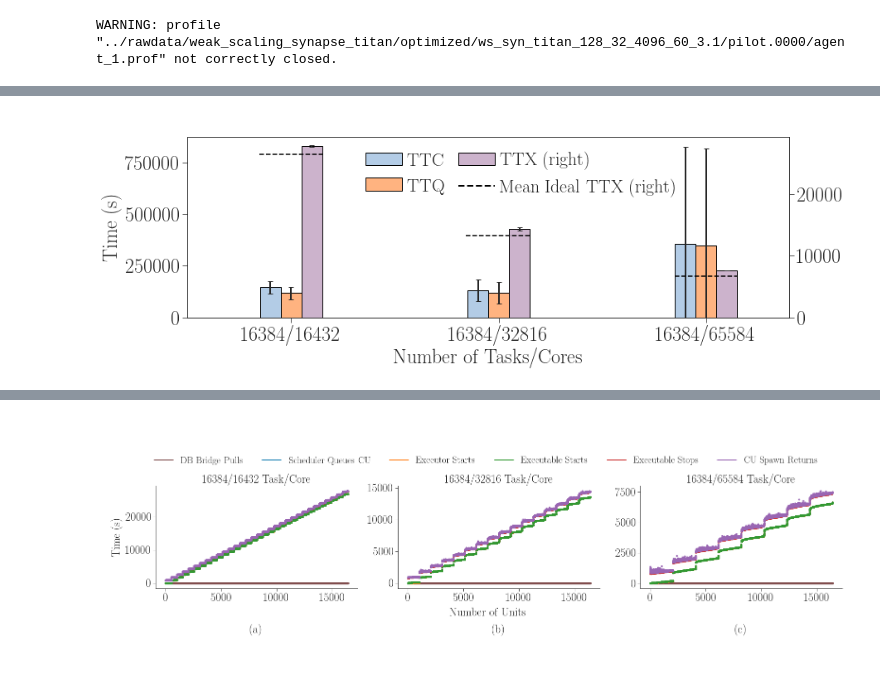
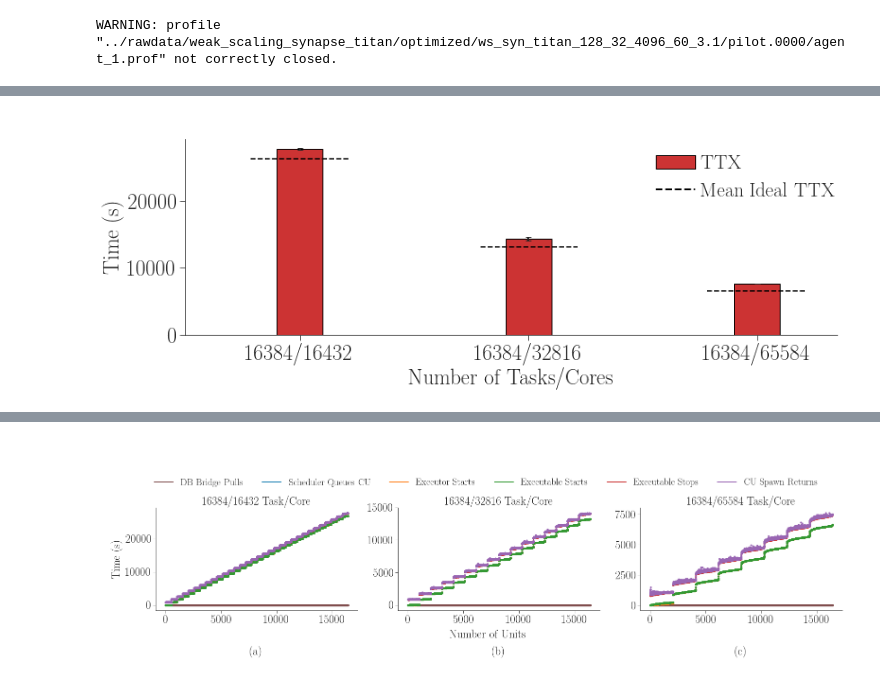
Before and after one commit to radical-experiments/rp.paper, a Jupyter notebook: analysis/rp_paper_plots.ipynb, the cells around one changed output, grey strips where cells are left out. Saved outputs shown, nothing was run; the diff lists cells and outputs as text; code cells hidden in the pictures.

```diff
--- a/analysis/rp_paper_plots.ipynb
+++ b/analysis/rp_paper_plots.ipynb
@@ -60,5 +60,5 @@ sws
 # %%
-ssc = ssc_sessions[ssc_sessions.experiment == 'exp1'][
+ssc = ssc_sessions[
     ['ncore','TTC','P_LRMS_QUEUING','U_AGENT_QUEUING','U_AGENT_SCHEDULING','U_AGENT_QUEUING_EXEC','U_AGENT_EXECUTING']
         ].groupby(['ncore']).aggregate(
                 {'TTC'                 : ['mean','std'],
@@ -128,11 +128,12 @@ sources = ['%s/ws_syn_titan_32_32_1024_60_1.0'           % ws_path,
            '%s/ws_syn_titan_2048_32_65536_60_7.0'        % ws_path,
            '%s/ws_syn_titan_2048_32_65536_60_7.1'        % ws_path,
            '%s/ws_syn_titan_4096_32_131072_60_8.0'       % ws_path,
+           '%s/rp.session.titan-ext2.itoman.017467.0000' % ss_path,
            '%s/rp.session.titan-ext1.itoman.017473.0000' % ss_path,
            '%s/rp.session.titan-ext1.itoman.017491.0004' % ss_path,
            '%s/rp.session.titan-ext1.itoman.017492.0001' % ss_path,
-           '%s/rp.session.titan-ext2.itoman.017467.0000' % ss_path]
-
+           '%s/rp.session.titan-ext1.itoman.017501.0001' % ss_path,
+           '%s/rp.session.titan-ext1.itoman.017503.0000' % ss_path]
 
 for dname in UNIT_DURATIONS:
     data[dname]  = list()
@@ -278,56 +235,71 @@ plt.show()
 # %%
-fig = plt.figure(figsize=(13,4))
-ax = fig.add_subplot(111)
+# fig = plt.figure(figsize=(13,4))
+# ax = fig.add_subplot(111)
+fig, ax = fig_setup(figsize=(13,4))
 
 # Plot means and std bars
-ssc['TTC'].reset_index().plot.bar(
+# ssc['TTC'].reset_index().plot.bar(
+#     x='ncore', y='mean', yerr='std',
+#     position=1.5, width=0.1, color=tableau20[1], ax=ax, rot=0,
+#     legend=False)
+
+# ssc['TTQ'].reset_index().plot.bar(
+#     x='ncore', y='mean', yerr='std',
+#     position=0.5, width=0.1, color=tableau20[3], ax=ax, rot=0,
+#     legend=False)
+
+# ax1 = ssc['TTX'].reset_index().plot.bar(
+ax = ssc['TTX'].reset_index().plot.bar(
     x='ncore', y='mean', yerr='std',
-    position=1.5, width=0.1, color=tableau20[1], ax=ax, rot=0,
+    # position=-0.5,
+    width=0.2, color=tableau20[6], ax=ax, rot=0,
+    # secondary_y=True,
     legend=False)
 
-ssc['TTQ'].reset_index().plot.bar(
-    x='ncore', y='mean', yerr='std',
-    position=0.5, width=0.1, color=tableau20[3], ax=ax, rot=0,
-    legend=False)
+# Add ideal Tx to each group of bars.
+# ax1.axhline(y=np.mean(data['exec-app'])*(
+ax.axhline(y=np.mean(data['exec-app'])*(
+                ssc_sessions.nunit.unique()[0]*32/
+                # float(np.sort(ssc_sessions.ncore.unique())[0]-16)), xmin=0.14,  xmax=0.21, lw=1.5, color='black', ls='dashed')
+                # float(np.sort(ssc_sessions.ncore.unique())[0]-16)), xmin=0,  xmax=0.21, lw=1.5, color='black', ls='dashed')
+                float(np.sort(ssc_sessions.ncore.unique())[0]-16)), xmin=0.1,  xmax=0.25, lw=1.5, color='black', ls='dashed')
 
-ax1 = ssc['TTX'].reset_index().plot.bar(
-    x='ncore', y='mean', yerr='std',
-    position=-0.5, width=0.1, color=tableau20[9], ax=ax, rot=0,
-    legend=False,
-    secondary_y=True)
+# ax1.axhline(y=np.mean(data['exec-app'])*(
+ax.axhline(y=np.mean(data['exec-app'])*(
+                ssc_sessions.nunit.unique()[0]*32/
+                # float(np.sort(ssc_sessions.ncore.unique())[1]-16)), xmin=0.4925, xmax=0.5625, lw=1.5, color='black', ls='dashed')
+                # float(np.sort(ssc_sessions.ncore.unique())[1]-16)), xmin=0, xmax=0.5625, lw=1.5, color='black', ls='dashed')
+                float(np.sort(ssc_sessions.ncore.unique())[1]-16)), xmin=0.4525, xmax=0.6025, lw=1.5, color='black', ls='dashed')
 
-# Add ideal Tx to each group of bars.
-ax1.axhline(y=np.mean(data['exec-app'])*(
+# ax1.axhline(y=np.mean(data['exec-app'])*(
+ax.axhline(y=np.mean(data['exec-app'])*(
                 ssc_sessions.nunit.unique()[0]*32/
-                float(np.sort(ssc_sessions.ncore.unique())[0]-16)), xmin=0.12,  xmax=0.224, lw=1.5, color='black', ls='dashed')
-ax1.axhline(y=np.mean(data['exec-app'])*(
-                ssc_sessions.nunit.unique()[0]*32/
-                float(np.sort(ssc_sessions.ncore.unique())[1]-16)), xmin=0.463, xmax=0.569, lw=1.5, color='black', ls='dashed')
-ax1.axhline(y=np.mean(data['exec-app'])*(
-                ssc_sessions.nunit.unique()[0]*32/
-                float(np.sort(ssc_sessions.ncore.unique())[2]-16)), xmin=0.81,  xmax=0.914, lw=1.5, color='black', ls='dashed')
+                # float(np.sort(ssc_sessions.ncore.unique())[2]-16)), xmin=0.8425,  xmax=0.914, lw=1.5, color='black', ls='dashed')
+                # float(np.sort(ssc_sessions.ncore.unique())[2]-16)), xmin=0,  xmax=0.914, lw=1.5, color='black', ls='dashed')
+                float(np.sort(ssc_sessions.ncore.unique())[2]-16)), xmin=0.8,  xmax=0.954, lw=1.5, color='black', ls='dashed')
 
 ax.set_xlabel('Number of Tasks/Cores')
 ax.set_ylabel('Time (s)')
 ax.set_ylim(0)
 ax.set_xlim(-0.5)
 
 # Add common legend with f* proxy artists (https://matplotlib.org/users/legend_guide.html)
-fig.legend((mpl.patches.Patch(facecolor=tableau20[1]),
-            mpl.patches.Patch(facecolor=tableau20[3]),
-            mpl.patches.Patch(facecolor=tableau20[9]),
+fig.legend((# mpl.patches.Patch(facecolor=tableau20[1]),
+            # mpl.patches.Patch(facecolor=tableau20[3]),
+            mpl.patches.Patch(facecolor=tableau20[6]),
             mpl.lines.Line2D([], [], color='black', linestyle='dashed')),
-           ('TTC', 'TTQ', 'TTX (right)', 'Mean Ideal TTX (right)'),
-           'upper center',
-           ncol=2,
+           (# 'TTC', 'TTQ', 'TTX (right)', 'Mean Ideal TTX (right)'),
+            'TTX', 'Mean Ideal TTX'),
+           'upper right',
+           # ncol=2,
            columnspacing=0.75,
            handletextpad=0.3,
-           bbox_to_anchor=(0.5475, 1))
+           bbox_to_anchor=(0.9, 1))
 
 plt.savefig('figures/paper_titan_rp_synapse_strong_scaling.pdf', dpi=300, bbox_inches='tight')
 plt.savefig('figures/screen_titan_rp_synapse_strong_scaling.png')
 # %% [output]
-[figure, old version]
+[figure, new version]
 # %%
 # Ideal TTX for 16384/16432 tasks/cores
 display(
```
Also changed, not shown: parts of 36 cells of this notebook, 22 other files.
